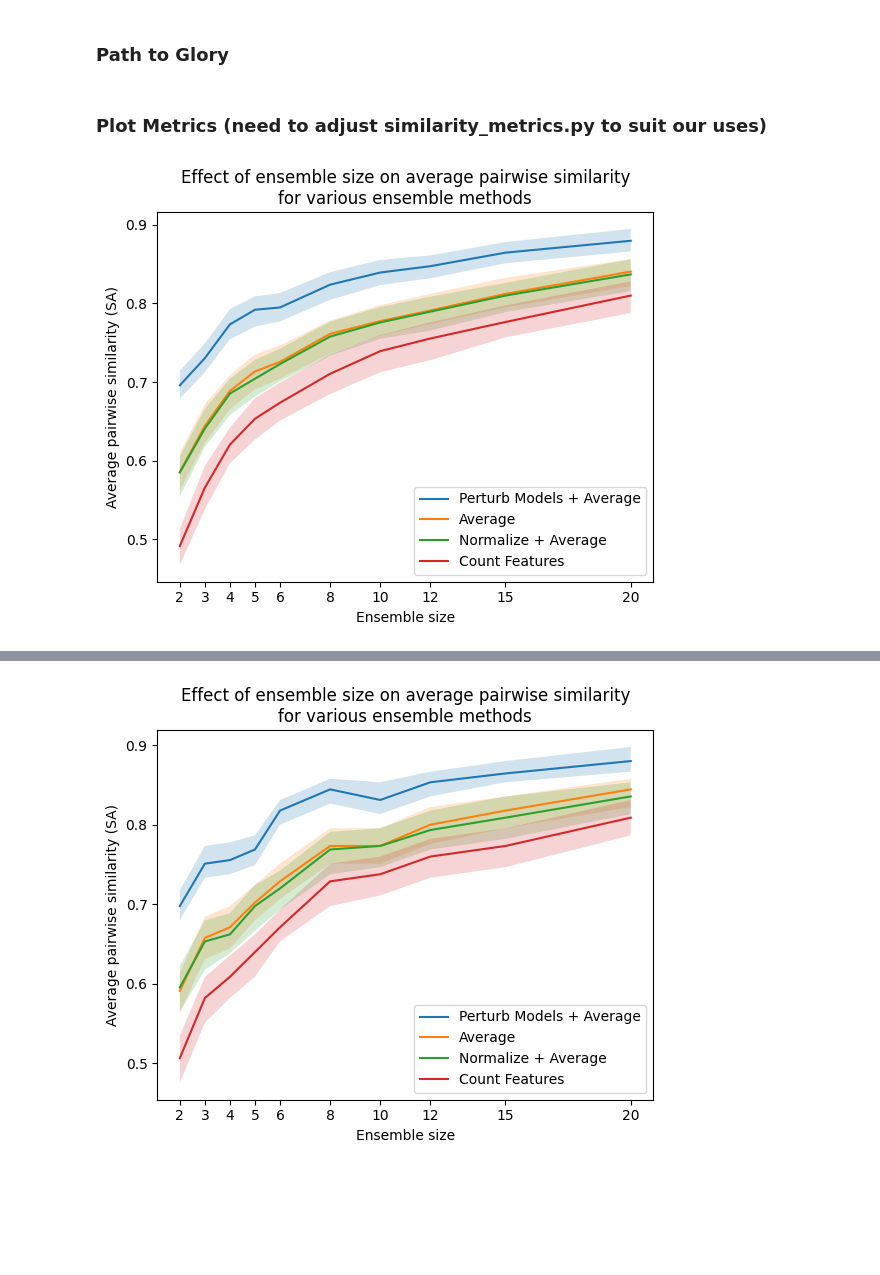
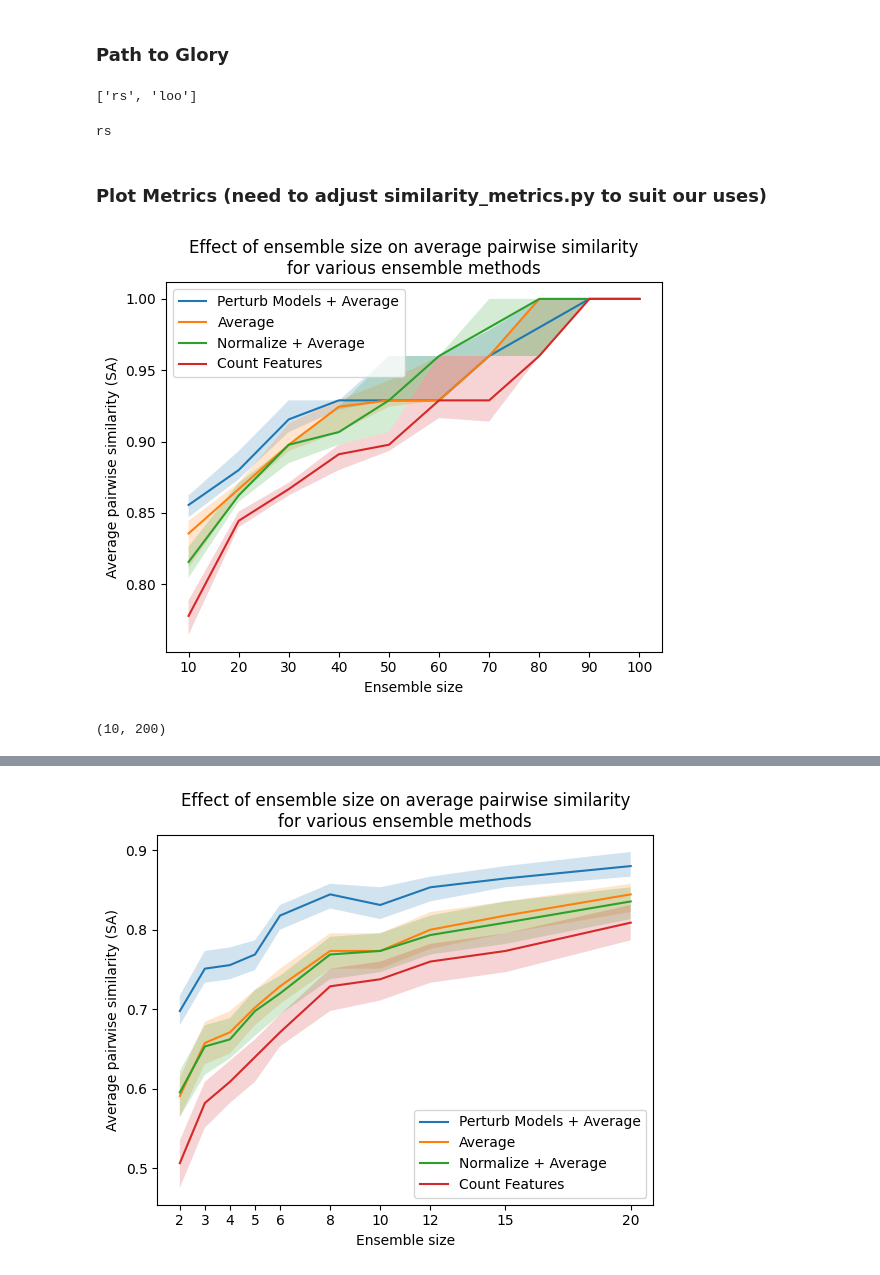
Before and after one commit to nicole-hjlin/harvard_cs282_ptg, a Jupyter notebook: ptg/tutorial.ipynb, the cells around one changed output, grey strips where cells are left out. Drawn from its saved outputs; the diff is of its cells as text; code cells hidden in the pictures; blank space fills up the shorter version.

```diff
--- a/ptg/tutorial.ipynb
+++ b/ptg/tutorial.ipynb
@@ -13,7 +13,7 @@ from tqdm import tqdm
 random_sources = ['rs', 'loo']
 # %%
 name = 'heloc'  # or 'german'
-n_models = 1000  # 1000 for german if needed
+n_models = 100  # 1000 for german if needed
 trainset, testset = datasets.load_dataset(name)
 
 X_test, y_test = testset.data.numpy(), testset.labels.numpy()
@@ -50,17 +50,17 @@ for random_source in random_sources:
 ### Path to Glory
 # %%
 # Ensemble sizes
-ensemble_sizes = [2, 3, 4, 5, 6, 8, 10, 12, 15, 20]
+ensemble_sizes = np.arange(0, 101, 10)[1:]
 
 # Test point indices
-test_idx = range(1000)
+test_idx = range(100)
 x = X_test[test_idx]
 
 # Random source
-random_source = random_sources[1]
+random_source = random_sources[0]
 
 # Number of ensembles to sample for each ensemble size
-n_trials = 50
+n_trials = 10
 
 # Top-k features to consider
 k = 5
@@ -151,0 +70,4 @@ for e, ensemble_size in tqdm(enumerate(ensemble_sizes)):
+# %%
+random_sources
+# %% [output]
+['rs', 'loo']
@@ -152,3 +76,27 @@ for e, ensemble_size in tqdm(enumerate(ensemble_sizes)):
+# %%
+SA = np.zeros((len(random_sources), len(ensemble_sizes), len(test_idx)))
+SA_avg = np.zeros((len(random_sources), len(ensemble_sizes), len(test_idx)))
+SA_norm_avg = np.zeros((len(random_sources), len(ensemble_sizes), len(test_idx)))
+SA_smooth = np.zeros((len(random_sources), len(ensemble_sizes), len(test_idx)))
+for r, random_source in enumerate(random_sources):
+    if r in [0]:
+        print(random_source)
+        outputs = top_k_experiment(ensemble_sizes, n_trials, test_idx, k, x,
+                                   n_models, name, model_args, random_source)
+
+        topk_counts_signed, signs_counts_signed,\
+        topk_avg, signs_avg, topk_norm_avg, signs_norm_avg,\
+        topk_smooth, signs_smooth = outputs
+        for i in tqdm(range(len(ensemble_sizes))):
+            tk_count = topk_counts_signed[i]
+            sign_count = signs_counts_signed[i]
+
+            SA[r, i] = average_pairwise_score(tk_count, sign_count, top_k_sa)
+            SA_avg[r, i] = average_pairwise_score(topk_avg[i], signs_avg[i], top_k_sa)
+            SA_norm_avg[r, i] = average_pairwise_score(topk_norm_avg[i], signs_norm_avg[i], top_k_sa)
+            SA_smooth[r, i] = average_pairwise_score(topk_smooth[i], signs_smooth[i], top_k_sa)
+# %% [output]
+rs
 # %% [markdown]
 ### Plot Metrics (need to adjust similarity_metrics.py to suit our uses)
 # %%
@@ -178,15 +126,19 @@ for i in tqdm(range(len(ensemble_sizes))):
 # %%
 titles = ['Perturb Models + Average', 'Average', 'Normalize + Average', 'Count Features']
 for i, metric in enumerate([SA_smooth, SA_avg, SA_norm_avg, SA]):
     # Error bars represent different inputs
-    q = np.quantile(metric, [0.4, 0.5, 0.6], axis=1)
+    q = np.quantile(metric, [0.45, 0.5, 0.55], axis=1)
     plt.plot(ensemble_sizes, q[1], label=titles[i])  # plot 50% quantile
     plt.fill_between(ensemble_sizes, q[0], q[2], alpha=0.2)  # fill between 25% and 75% quantiles
 plt.xlabel('Ensemble size')
 plt.xticks(ensemble_sizes)
 plt.ylabel('Average pairwise similarity (SA)')
 plt.title('Effect of ensemble size on average pairwise similarity\nfor various ensemble methods')
 plt.legend()
 plt.show()
 # %% [output]
-[figure, old version]
+[figure, new version]
+# %%
+SA_smooth[0].shape
+# %% [output]
+(10, 200)
```
Also changed, not shown: parts of 4 cells of this notebook, 1 other file.
